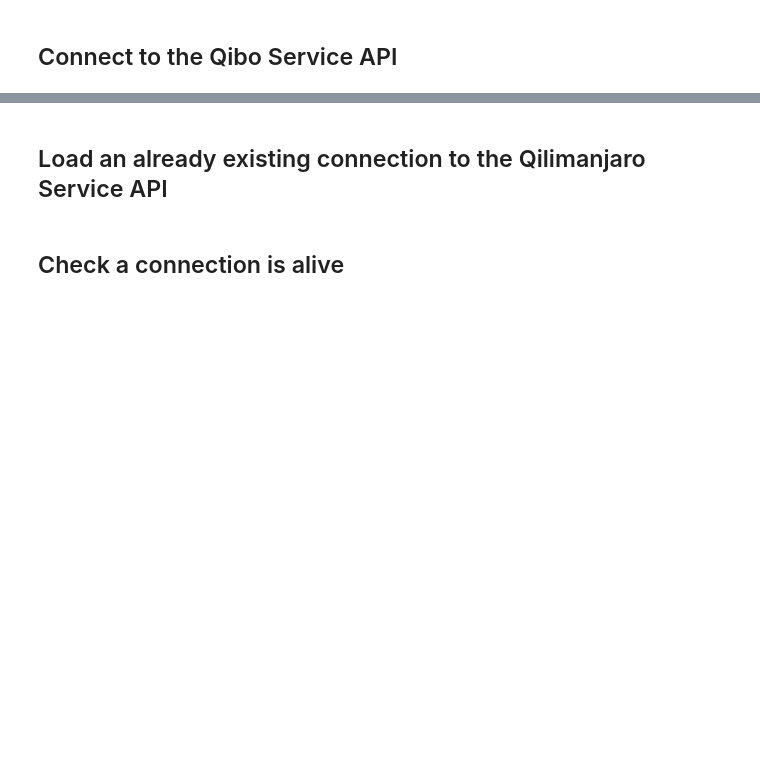
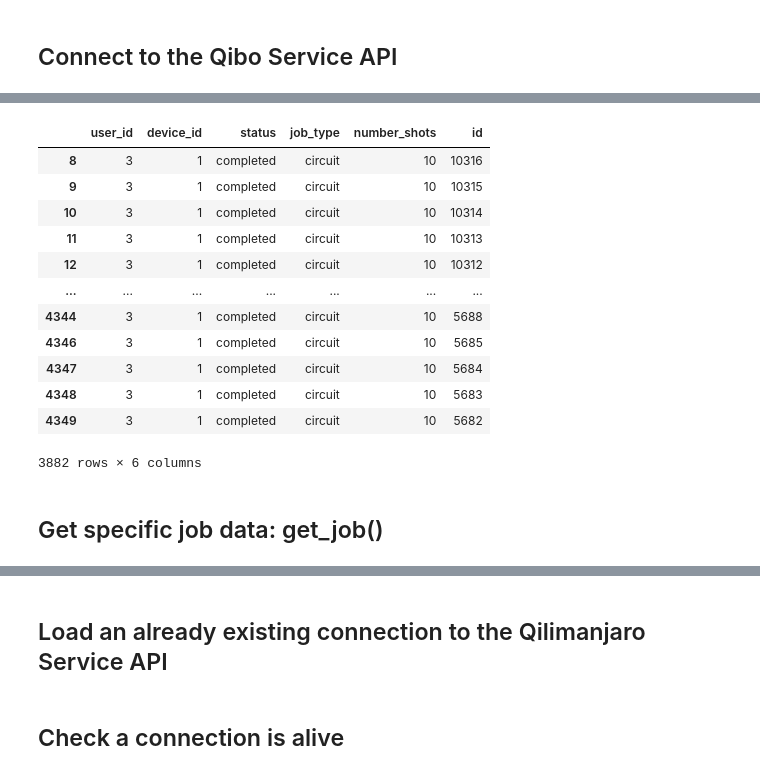
Before and after one commit to qilimanjaro-tech/qiboconnection, a Jupyter notebook: examples/user_example.ipynb, the cells around one changed output, grey strips where cells are left out. Saved outputs shown, nothing was run; the diff lists cells and outputs as text; code cells hidden in the pictures; blank space fills up the shorter version.

```diff
--- a/examples/user_example.ipynb
+++ b/examples/user_example.ipynb
@@ -13,6 +13,6 @@ from qiboconnection.connection import ConnectionConfiguration
 ## Connect to the Qibo Service API
 # %%
 os.environ["QIBOCONNECTION_ENVIRONMENT"] = "development"
-configuration = ConnectionConfiguration(username="qili-admin-test", api_key="")
+configuration = ConnectionConfiguration(username="qili-admin-test", api_key="8b2433a2-365c-4dd6-aa02-646ea42ba950")
 qibo_api = API(configuration=configuration)
 # %% [output]
@@ -19,0 +26,3 @@ qibo_api = API(configuration=configuration)
+# %%
+jobs_df = qibo_api.list_jobs().dataframe
+jobs_df.head()
@@ -19,0 +36,18 @@ qibo_api = API(configuration=configuration)
+# %%
+jobs_df[(jobs_df["job_type"] == "circuit") & (jobs_df["status"] == "completed")]
+# %% [output]
+|  | user_id | device_id | status | job_type | number_shots | id |
+| 8 | 3 | 1 | completed | circuit | 10 | 10316 |
+| 9 | 3 | 1 | completed | circuit | 10 | 10315 |
+| 10 | 3 | 1 | completed | circuit | 10 | 10314 |
+| 11 | 3 | 1 | completed | circuit | 10 | 10313 |
+| 12 | 3 | 1 | completed | circuit | 10 | 10312 |
+| ... | ... | ... | ... | ... | ... | ... |
+| 4344 | 3 | 1 | completed | circuit | 10 | 5688 |
+| 4346 | 3 | 1 | completed | circuit | 10 | 5685 |
+| 4347 | 3 | 1 | completed | circuit | 10 | 5684 |
+| 4348 | 3 | 1 | completed | circuit | 10 | 5683 |
+| 4349 | 3 | 1 | completed | circuit | 10 | 5682 |
+3882 rows × 6 columns
+# %% [markdown]
+## Get specific job data: get_job()
```
Also changed, not shown: parts of 8 cells of this notebook, 5 other files.
